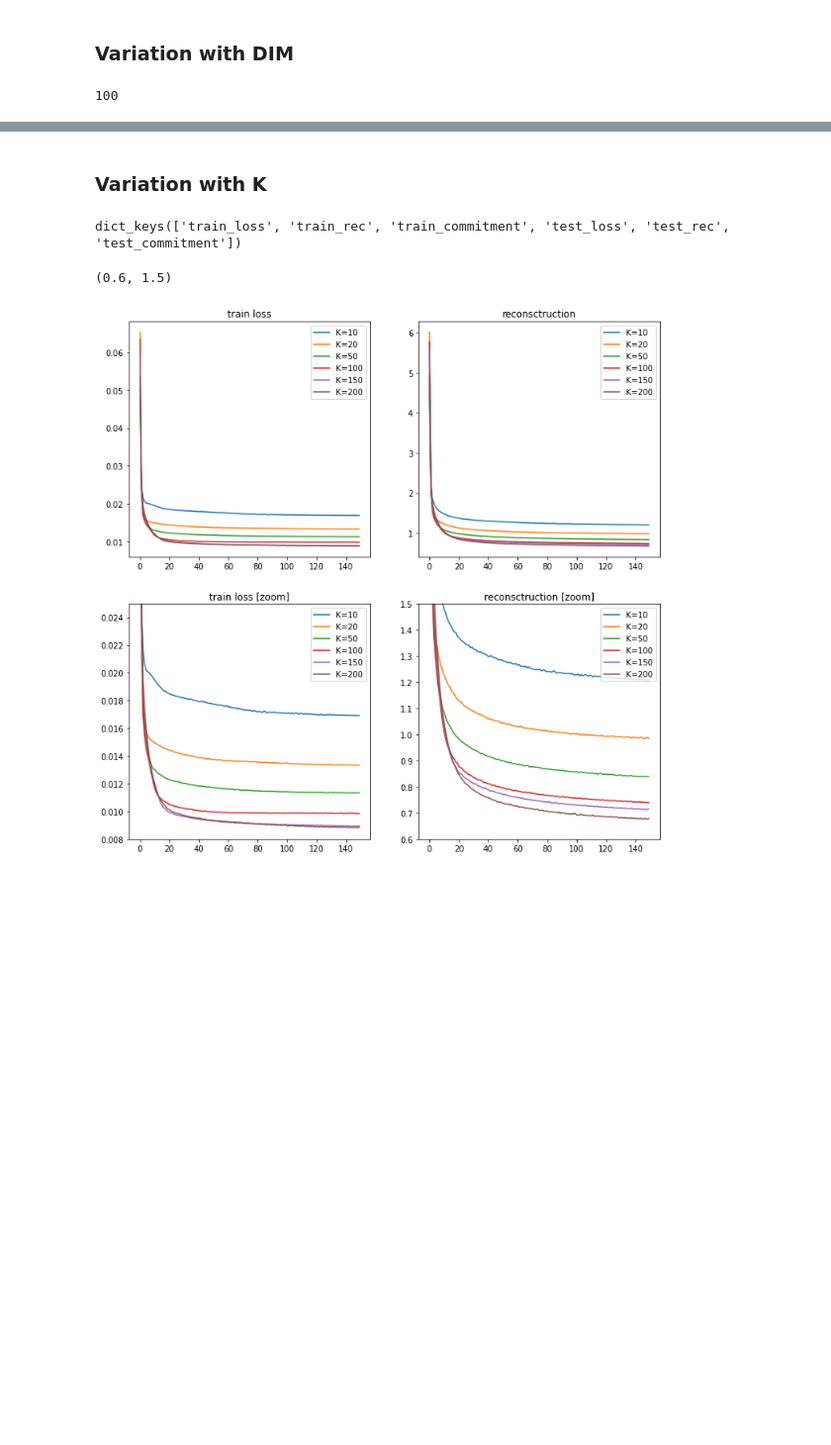
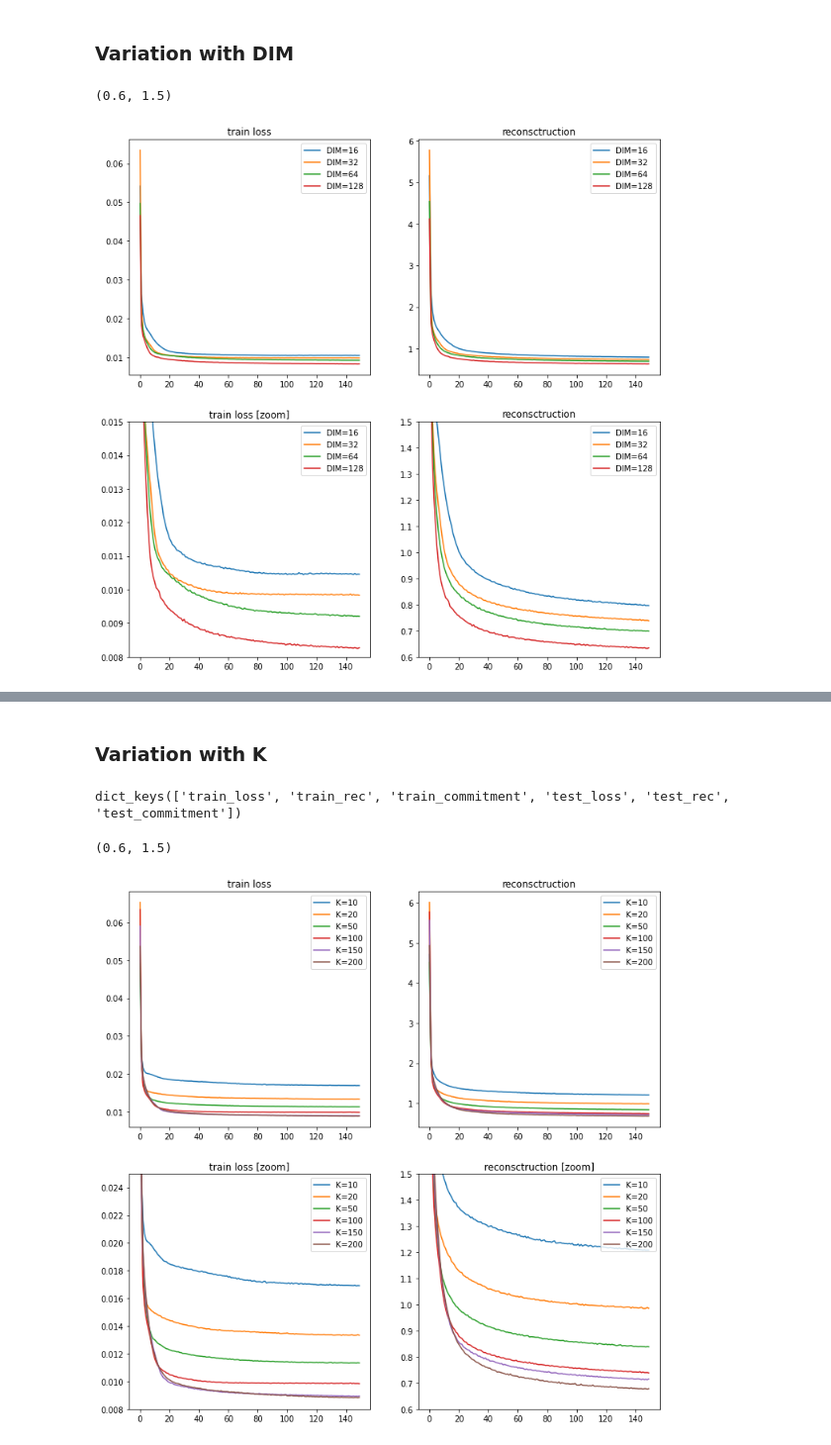
Before and after one commit to broadinstitute/genus, a Jupyter notebook: src/notebook6_VQ-VAE_MNIST.ipynb, the cells around one changed output, grey strips where cells are left out. Shown at 99% size. Saved outputs shown, nothing was run; the diff lists cells and outputs as text; code cells hidden in the pictures; blank space fills up the shorter version.

```diff
--- a/src/notebook6_VQ-VAE_MNIST.ipynb
+++ b/src/notebook6_VQ-VAE_MNIST.ipynb
@@ -215,11 +190,40 @@ ckpt = load_obj("./simulation_DIM50.pt")
-# %%
-ckpt.keys()
-ckpt["embedding_dim"]
-ckpt["num_embeddings"]
-# %% [output]
-100
 # %%
 ckpt_DIM16 = load_obj("./simulation_DIM16.pt")
 ckpt_DIM32 = load_obj("./simulation_K100.pt")
 ckpt_DIM64 = load_obj("./simulation_DIM64.pt")
 ckpt_DIM128 = load_obj("./simulation_DIM128.pt")
+# %%
+fig, ax = plt.subplots(ncols=2, nrows=2, figsize=(12,12))
+
+ax[0,0].set_title("train loss")
+ax[0,0].plot(ckpt_DIM16["history_dict"]["train_loss"], label="DIM="+str(ckpt_DIM16["embedding_dim"]))
+ax[0,0].plot(ckpt_DIM32["history_dict"]["train_loss"], label="DIM="+str(ckpt_DIM32["embedding_dim"]))
+ax[0,0].plot(ckpt_DIM64["history_dict"]["train_loss"], label="DIM="+str(ckpt_DIM64["embedding_dim"]))
+ax[0,0].plot(ckpt_DIM128["history_dict"]["train_loss"], label="DIM="+str(ckpt_DIM128["embedding_dim"]))
+ax[0,0].legend()
+
+ax[0,1].set_title("reconsctruction")
+ax[0,1].plot(ckpt_DIM16["history_dict"]["train_rec"], label="DIM="+str(ckpt_DIM16["embedding_dim"]))
+ax[0,1].plot(ckpt_DIM32["history_dict"]["train_rec"], label="DIM="+str(ckpt_DIM32["embedding_dim"]))
+ax[0,1].plot(ckpt_DIM64["history_dict"]["train_rec"], label="DIM="+str(ckpt_DIM64["embedding_dim"]))
+ax[0,1].plot(ckpt_DIM128["history_dict"]["train_rec"], label="DIM="+str(ckpt_DIM128["embedding_dim"]))
+ax[0,1].legend()
+
+ax[1,0].set_title("train loss [zoom]")
+ax[1,0].plot(ckpt_DIM16["history_dict"]["train_loss"], label="DIM="+str(ckpt_DIM16["embedding_dim"]))
+ax[1,0].plot(ckpt_DIM32["history_dict"]["train_loss"], label="DIM="+str(ckpt_DIM32["embedding_dim"]))
+ax[1,0].plot(ckpt_DIM64["history_dict"]["train_loss"], label="DIM="+str(ckpt_DIM64["embedding_dim"]))
+ax[1,0].plot(ckpt_DIM128["history_dict"]["train_loss"], label="DIM="+str(ckpt_DIM128["embedding_dim"]))
+ax[1,0].legend()
+ax[1,0].set_ylim([0.008, 0.015])
+
+ax[1,1].set_title("reconsctruction")
+ax[1,1].plot(ckpt_DIM16["history_dict"]["train_rec"], label="DIM="+str(ckpt_DIM16["embedding_dim"]))
+ax[1,1].plot(ckpt_DIM32["history_dict"]["train_rec"], label="DIM="+str(ckpt_DIM32["embedding_dim"]))
+ax[1,1].plot(ckpt_DIM64["history_dict"]["train_rec"], label="DIM="+str(ckpt_DIM64["embedding_dim"]))
+ax[1,1].plot(ckpt_DIM128["history_dict"]["train_rec"], label="DIM="+str(ckpt_DIM128["embedding_dim"]))
+ax[1,1].legend()
+ax[1,1].set_ylim([0.6, 1.5])
+# %% [output]
+(0.6, 1.5)
+[figure, added]
```
Also changed, not shown: parts of 9 cells of this notebook, 3 other files.
